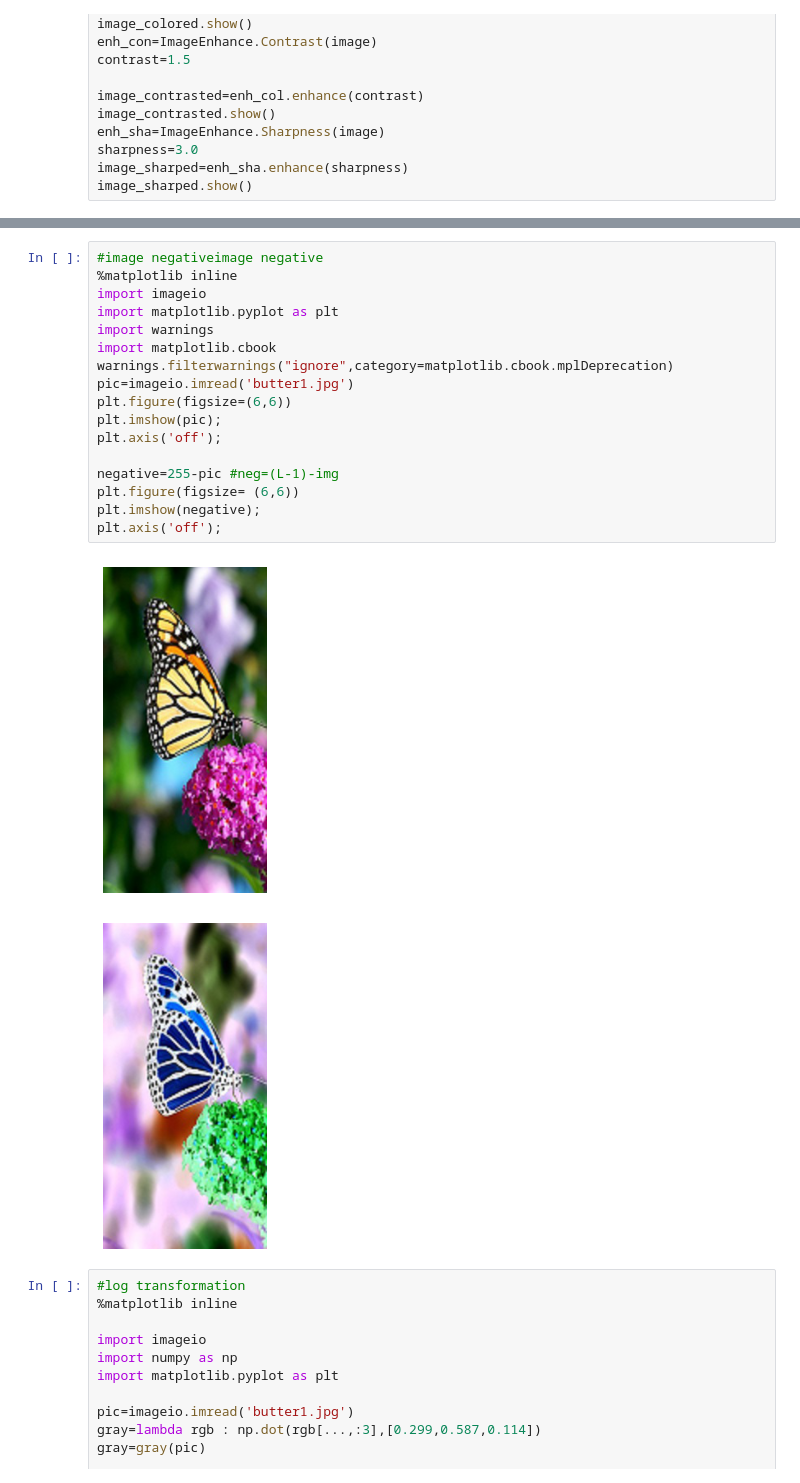
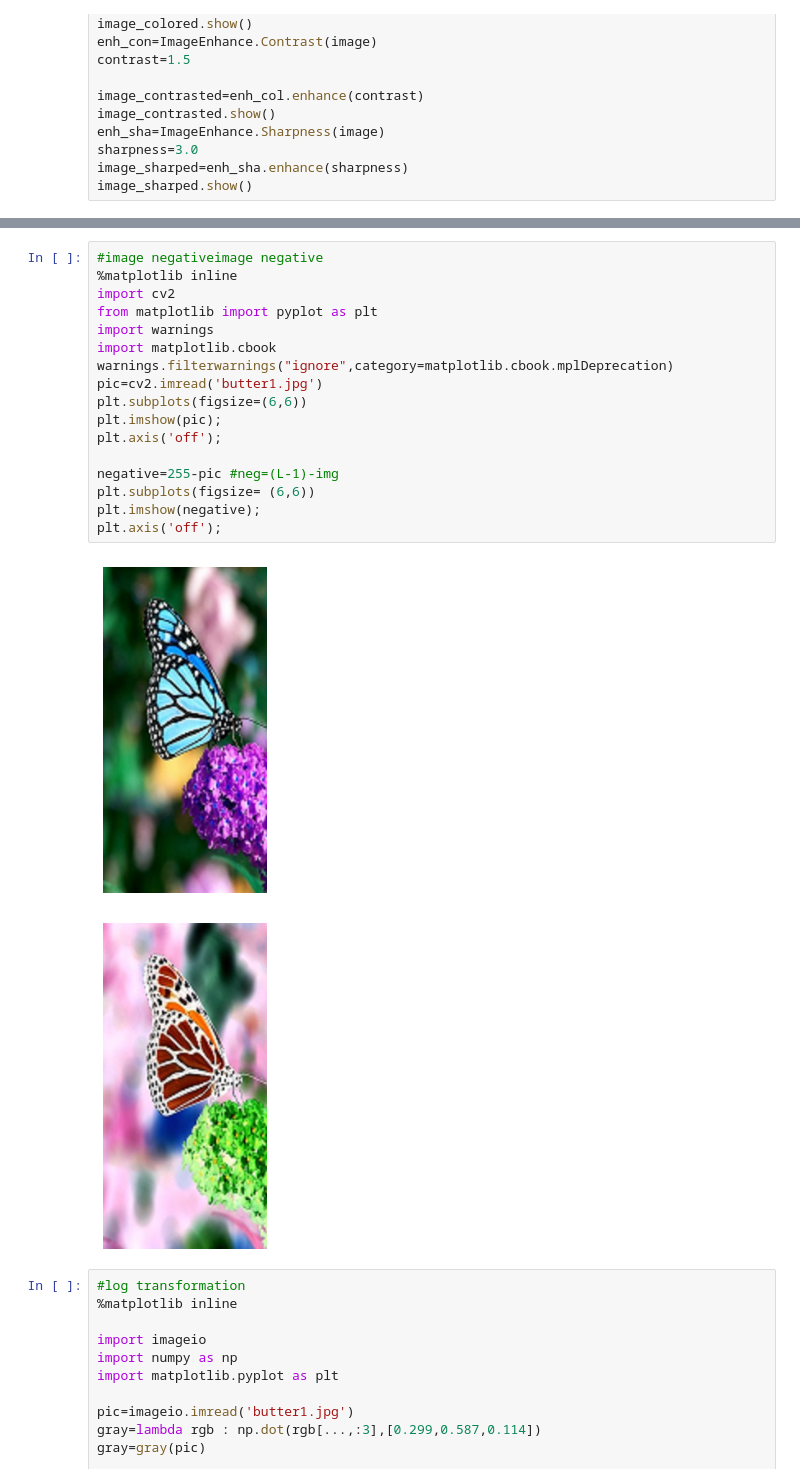
Before and after one commit to vais547/image-processing, a Jupyter notebook: vashnavi.ipynb, the cells around one changed output, grey strips where cells are left out. Drawn from its saved outputs; the diff is of its cells as text.

```diff
--- a/vashnavi.ipynb
+++ b/vashnavi.ipynb
@@ -217,23 +166,23 @@ plt.show()
 # %%
 #image negativeimage negative
 %matplotlib inline
-import imageio
-import matplotlib.pyplot as plt
+import cv2
+from matplotlib import pyplot as plt
 import warnings
 import matplotlib.cbook
 warnings.filterwarnings("ignore",category=matplotlib.cbook.mplDeprecation)
-pic=imageio.imread('butter1.jpg')
-plt.figure(figsize=(6,6))
+pic=cv2.imread('butter1.jpg')
+plt.subplots(figsize=(6,6))
 plt.imshow(pic);
 plt.axis('off');
 
 negative=255-pic #neg=(L-1)-img
-plt.figure(figsize= (6,6))
+plt.subplots(figsize= (6,6))
 plt.imshow(negative);
 plt.axis('off');
 # %% [output]
-[figure, old version]
+[figure, new version]
-[figure, old version]
+[figure, new version]
 # %%
 #log transformation
 %matplotlib inline
```
Also changed, not shown: parts of 37 cells of this notebook.
